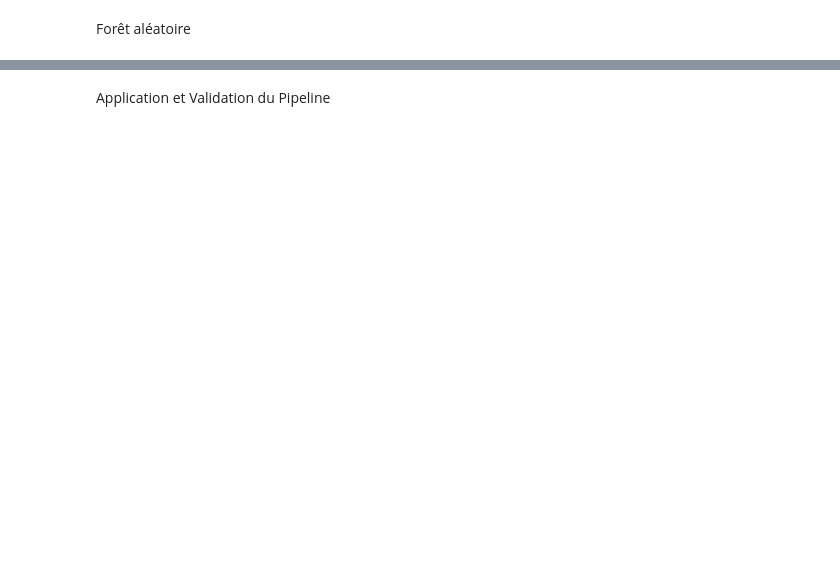
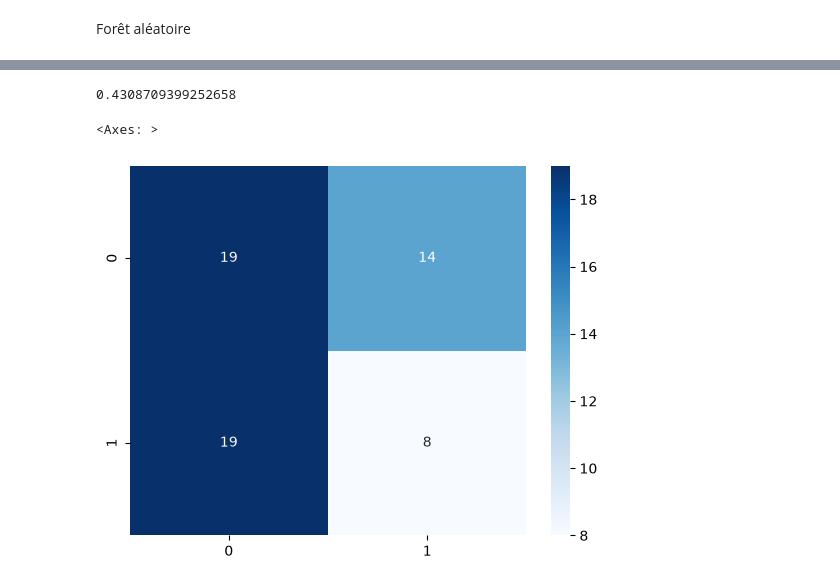
Before and after one commit to Mouhamadoukandji/nf1, a Jupyter notebook: notebooks/001_explorations.ipynb, the cells around one changed output, grey strips where cells are left out. Saved outputs shown, nothing was run; the diff lists cells and outputs as text; code cells hidden in the pictures; blank space fills up the shorter version.

```diff
--- a/notebooks/001_explorations.ipynb
+++ b/notebooks/001_explorations.ipynb
@@ -552,15 +527,17 @@ KeyboardInterrupt:
-# %% [markdown]
-Application et Validation du Pipeline
-# %%
-"""print("Types des variables explicatives :")
-display(X.dtypes.rename("type").to_frame())
-
-print("Valeurs manquantes dans X_train avant le prétraitement :")
-display(X_train.isna().sum().loc[lambda x: x > 0].rename("valeurs_manquantes").to_frame())
-
-# Ajustement sur le train et transformation des deux jeux
-X_train_prepared = prepro.fit_transform(X_train)
-X_test_prepared = prepro.transform(X_test)
-print(f"\nDonnées prétraitées : train {X_train_prepared.shape}, test {X_test_prepared.shape}")
-"""
+# %%
+rfc = Pipeline([
+    ("prétraitement", prepro),
+    ("model", RandomForestClassifier(max_depth=5, n_estimators=300, class_weight="balanced", min_samples_leaf=10, random_state=42)),
+])
+
+rfc.fit(X_train, y_train)
+y_pred = rfc.predict(X_test)
+score = f1_score(y_test, y_pred, average="macro")
+print(score)
+confusion_matrix_rfc = confusion_matrix(y_test, y_pred)
+sns.heatmap(confusion_matrix_rfc, annot=True, cmap="Blues", fmt="g", annot_kws={"size": 10})
+# %% [output]
+0.4308709399252658
+<Axes: >
+[figure, added]
 # %% [markdown]
```
Also changed, not shown: parts of 19 cells of this notebook.
